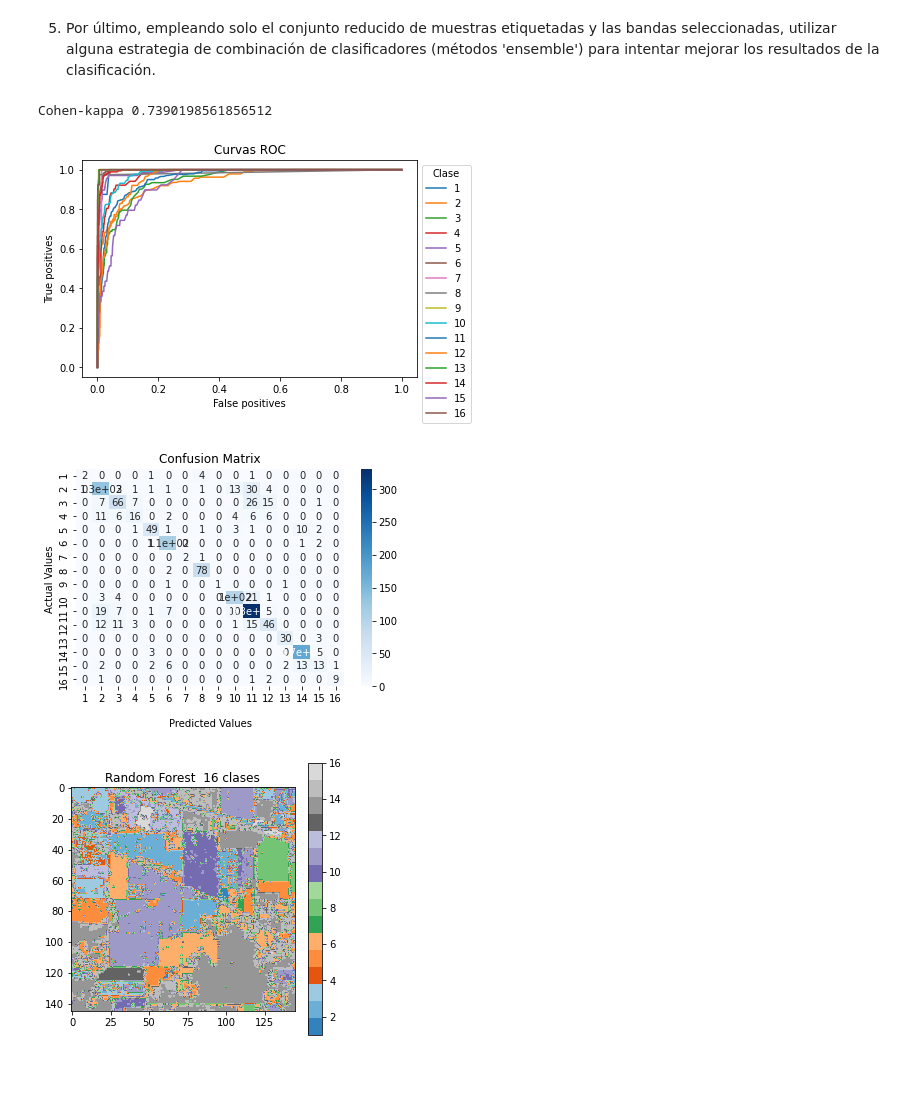
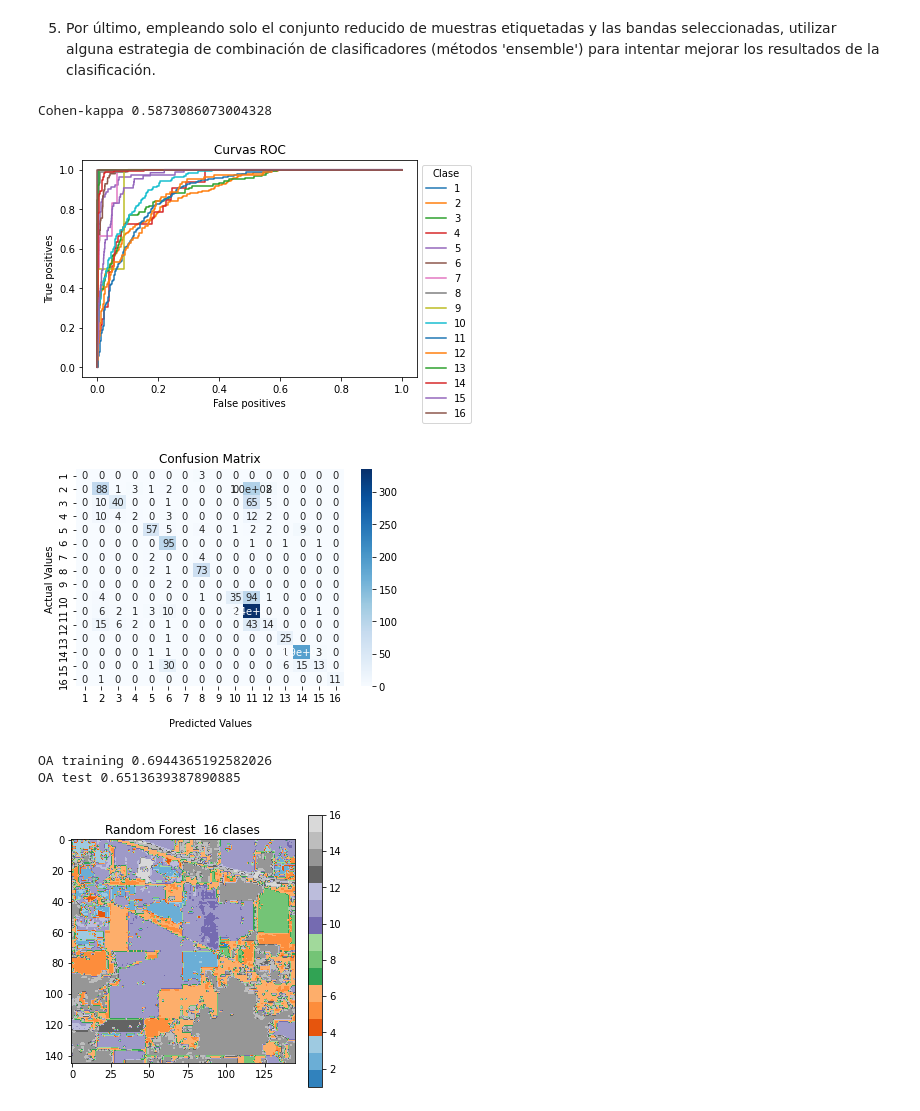
Before and after one commit to Qaraqororum/Aprende_Maquina, a Jupyter notebook: Entregable_final_ML.ipynb, the cells around one changed output. Saved outputs shown, nothing was run; the diff lists cells and outputs as text; code cells hidden in the pictures; blank space fills up the shorter version.

```diff
--- a/Entregable_final_ML.ipynb
+++ b/Entregable_final_ML.ipynb
@@ -173,11 +188,10 @@ Cohen-kappa 0.751662938717195
 # %%
 ## Entrenamiento del modelo para conseguir un ranking de características ##
 
-X,Y,Xl,Yl = sp.aviris_data_load()
 
-X_train, X_test, y_train, y_test = train_test_split(Xl, Yl,random_state=1)
+X_train, X_test, y_train, y_test = train_test_split(Xl, Yl,random_state=100)
 
-extra_tree = ExtraTreeClassifier(random_state=0, splitter ='best' )
+extra_tree = DecisionTreeClassifier(random_state=0, criterion = criterion, splitter ='best' )
 
 clf = extra_tree.fit(X_train, y_train)
 
@@ -210,7 +224,7 @@ max_depth = None
 Xtr, Xts, ytr, yts = train_test_split(X_reduced2, Y_reduced, test_size=0.3)
 
 
-tree = DecisionTreeClassifier(criterion=criterion)
+tree = DecisionTreeClassifier(criterion=criterion, max_depth = 8)
 tree.fit(Xtr, ytr)
 ytree = tree.predict(Xts)
 
@@ -223,7 +237,9 @@ sp.draw_ROC(yts,tree.predict_proba(Xts),tag_list)
 sp.draw_ConfusionM(Conf_matrix_tree,tag_list)
 
 
-X,a,a,a = sp.aviris_data_load()
 image = tree.predict(X_2)
 sp.draw_image(image,"Árbol de clasificación")
+
+print('OA training' ,tree.score(Xtr, ytr))
+print('OA test', tree.score(Xts, yts))
 # %% [output]
@@ -238,34 +256,39 @@ Hemos probado el conjunto de reducido, con las bandas más importantes, y con el
 # %%
 ## Random forest (ensembles) ##
 
 criterion = 'gini'
 max_depth = None
 
 
 Xtr, Xts, ytr, yts = train_test_split(X_reduced2, Y_reduced, test_size=0.3)
 # Train RF ensemble
-rf = RandomForestClassifier(n_estimators=200, criterion=criterion, random_state=100)
+rf = RandomForestClassifier(n_estimators=100, criterion=criterion, random_state=100, max_depth= 7)
 rf.fit(Xtr, ytr)
 yb = rf.predict(Xts)
 
 # Evaluate and compare results
 print('Cohen-kappa',cohen_kappa_score(yts, yb))
 
 Conf_matrix_RF = confusion_matrix(yts, yb)
 Kappa_RF = cohen_kappa_score(yts, yb)
 
 # Observamos como con el conjunto reducido de bandas, dejando solo 16 bandas, el ensemble funciona bastante bien con un
 # cohen-kappa de ~0.74
 tag_list = np.arange(1,17)
 score = rf.predict_proba(Xts)
 sp.draw_ROC(yts,score,tag_list)
 
 sp.draw_ConfusionM(Conf_matrix_RF,tag_list)
 
 X_ = np.delete(X.reshape([145*145,220]), indice, axis=1)
-sp.draw_image(rf.predict(X_),"Random Forest ")
+sp.draw_image(rf.predict(X_2),"Random Forest ")
+
+print('OA training', rf.score(Xtr, ytr))
+print('OA test', rf.score(Xts, yts))
 # %% [output]
-Cohen-kappa 0.7390198561856512
+Cohen-kappa 0.5873086073004328
-[figure, old version]
+[figure, new version]
-[figure, old version]
+[figure, new version]
+OA training 0.6944365192582026
+OA test 0.6513639387890885
-[figure, old version]
+[figure, new version]
```
Also changed, not shown: parts of 9 cells of this notebook.
